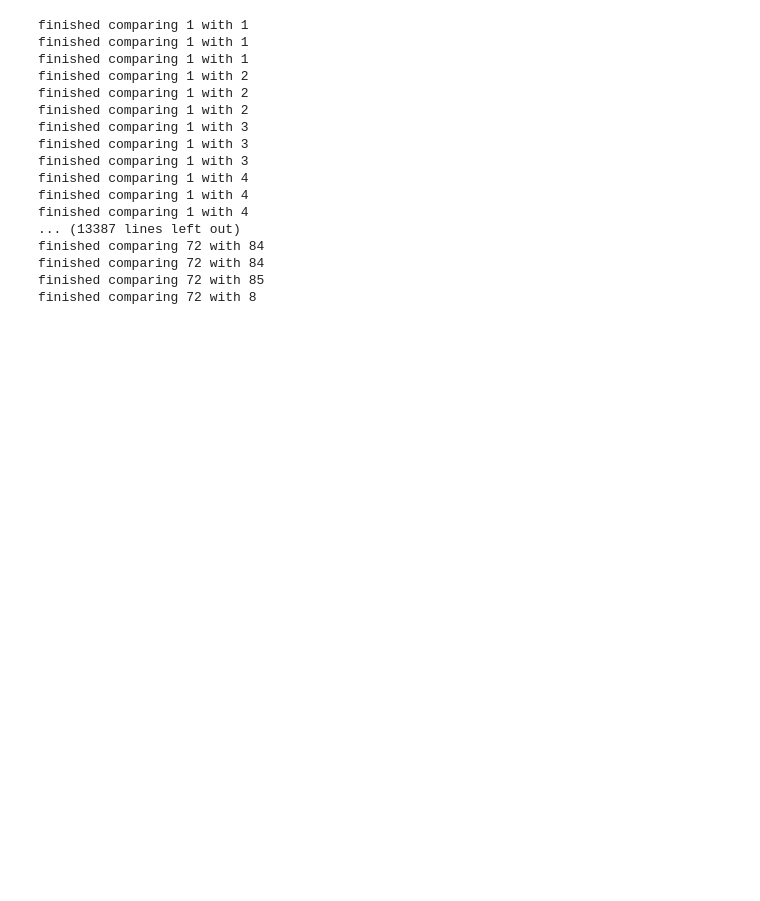
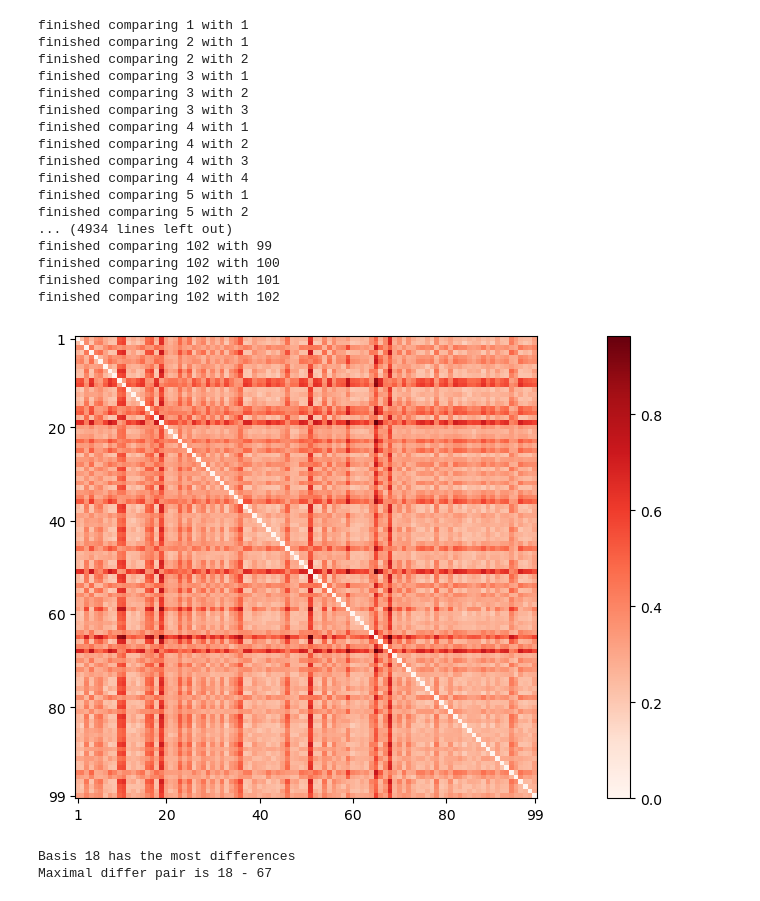
Before and after one commit to leonharv/uncertainty-vis, a Jupyter notebook: Data creation/OpenfMRI/ds000115/Comparative subjects matrix.ipynb, the cells around one changed output. Drawn from its saved outputs; the diff is of its cells as text; code cells hidden in the pictures; blank space fills up the shorter version.

```diff
--- a/Data creation/OpenfMRI/ds000115/Comparative subjects matrix.ipynb
+++ b/Data creation/OpenfMRI/ds000115/Comparative subjects matrix.ipynb
@@ -38,18 +40,26 @@ for i,subject1 in enumerate(subjects):
         continue
 
     for j,subject2 in enumerate(subjects):
-        if j < i:
+        if i < j:
             continue
 
         if not path.exists(subjectPath.format(subject2)):
             continue
 
         for backtask in backtasks:
-            meanFile1 = nib.load(gaussianPath.format(subject1, backtask, 'mean'))
-            varianceFile1 = nib.load(gaussianPath.format(subject1, backtask, 'variance'))
+            if subject1 == 1:
+                meanFile1 = nib.load(gaussianPath.format(subject1, backtask, 'mean'))
+                varianceFile1 = nib.load(gaussianPath.format(subject1, backtask, 'variance'))
+            else:
+                meanFile1 = nib.load(gaussianPath.format(subject1, backtask, 'mean-registered'))
+                varianceFile1 = nib.load(gaussianPath.format(subject1, backtask, 'variance-registered'))
 
-            meanFile2 = nib.load(gaussianPath.format(subject2, backtask, 'mean'))
-            varianceFile2 = nib.load(gaussianPath.format(subject2, backtask, 'variance'))
+            if subject2 == 1:
+                meanFile2 = nib.load(gaussianPath.format(subject2, backtask, 'mean'))
+                varianceFile2 = nib.load(gaussianPath.format(subject2, backtask, 'variance'))
+            else:
+                meanFile2 = nib.load(gaussianPath.format(subject2, backtask, 'mean-registered'))
+                varianceFile2 = nib.load(gaussianPath.format(subject2, backtask, 'variance-registered'))
 
             mean1 = meanFile1.get_fdata()
             variance1 = varianceFile1.get_fdata()
@@ -57,28 +67,27 @@ for i,subject1 in enumerate(subjects):
             mean2 = meanFile2.get_fdata()
             variance2 = varianceFile2.get_fdata()
 
-            distances1 = kullback(mean1, variance1, mean2, variance2)
-            distances2 = kullback(mean2, variance2, mean1, variance1)
+            distances = wasserstein_matrix(mean1.flatten(), variance1.flatten(), mean2.flatten(), variance2.flatten())
 
-            distanceMatrix[i, j, backtask] = distances1.sum()
-            distanceMatrix[j, i, backtask] = distances2.sum()
+            distanceMatrix[i, j, backtask] = distances
+            distanceMatrix[j, i, backtask] = distances
 
-            print('finished comparing {:d} with {:d}'.format(subject1, subject2))
+        print('finished comparing {:d} with {:d}'.format(subject1, subject2))
 # %% [output]
 finished comparing 1 with 1
-finished comparing 1 with 1
-finished comparing 1 with 1
-finished comparing 1 with 2
-finished comparing 1 with 2
-finished comparing 1 with 2
-finished comparing 1 with 3
-finished comparing 1 with 3
-finished comparing 1 with 3
-finished comparing 1 with 4
-finished comparing 1 with 4
-finished comparing 1 with 4
-... (13387 lines left out)
-finished comparing 72 with 84
-finished comparing 72 with 84
-finished comparing 72 with 85
-finished comparing 72 with 8
+finished comparing 2 with 1
+finished comparing 2 with 2
+finished comparing 3 with 1
+finished comparing 3 with 2
+finished comparing 3 with 3
+finished comparing 4 with 1
+finished comparing 4 with 2
+finished comparing 4 with 3
+finished comparing 4 with 4
+finished comparing 5 with 1
+finished comparing 5 with 2
+... (4934 lines left out)
+finished comparing 102 with 99
+finished comparing 102 with 100
+finished comparing 102 with 101
+finished comparing 102 with 102
@@ -86,0 +98,2 @@ distanceMatrixNormalized = distanceMatrix / distanceMatrix.max()
+# %%
+distanceMatrixNormalized = np.load('../../../Data/OpenfMRI/ds000115_R2.0.0/comparative-subjects-matrix-normalized.npy')
@@ -86,0 +104,17 @@ distanceMatrixNormalized = distanceMatrix / distanceMatrix.max()
+# %%
+plt.figure(figsize=(18,6))
+plt.imshow(distanceMatrixNormalizedCleared[:,:,2], cmap='Reds', interpolation='none')
+plt.xticks([0, 19, 39, 59, 79, 98], [1, 20, 40, 60, 80, 99])
+plt.yticks([0, 19, 39, 59, 79, 98], [1, 20, 40, 60, 80, 99])
+plt.colorbar()
+plt.show()
+# %% [output]
+[figure, added]
+# %%
+maximalBasis = np.argmax( np.sum( distanceMatrixNormalized[:,:,0], axis=0 ) )
+print( 'Basis {:d} has the most differences'.format(maximalBasis) )
+maximumPair = np.argmax(distanceMatrixNormalized[maximalBasis,:,0])
+print( 'Maximal differ pair is {:d} - {:d}'.format(maximalBasis, maximumPair) )
+# %% [output]
+Basis 18 has the most differences
+Maximal differ pair is 18 - 67
```
Also changed, not shown: parts of 15 cells of this notebook.
